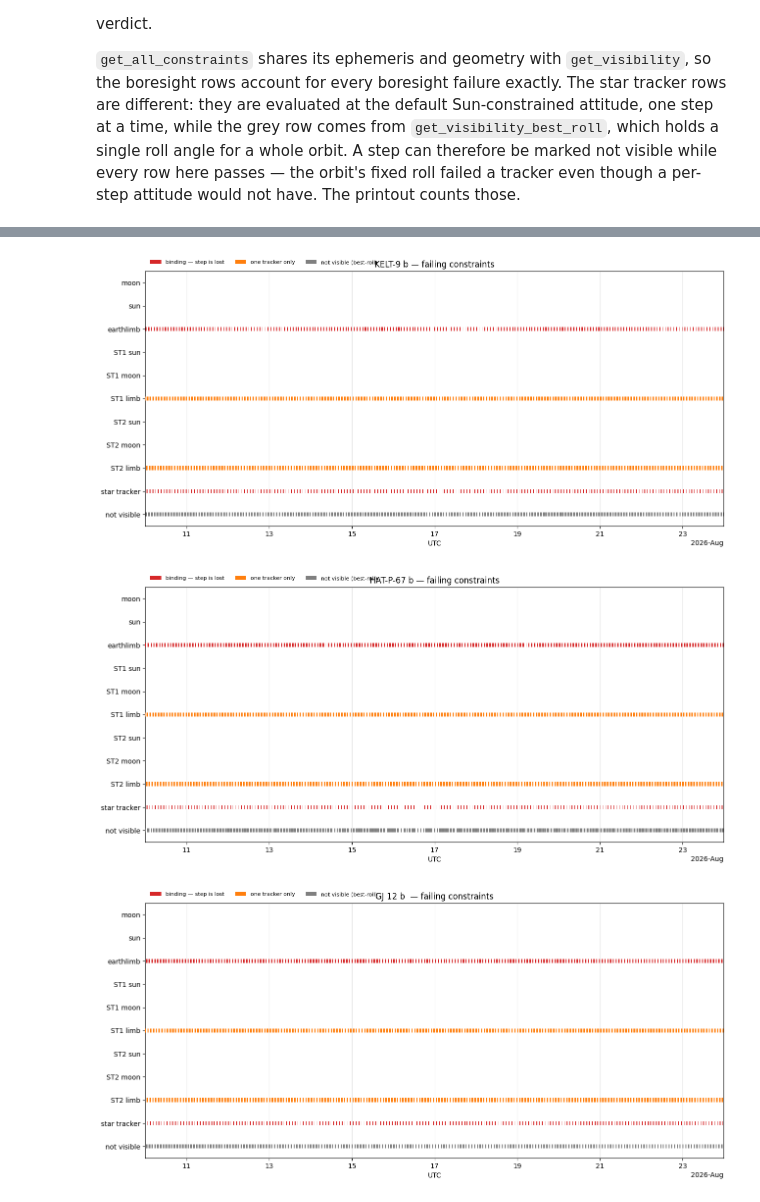
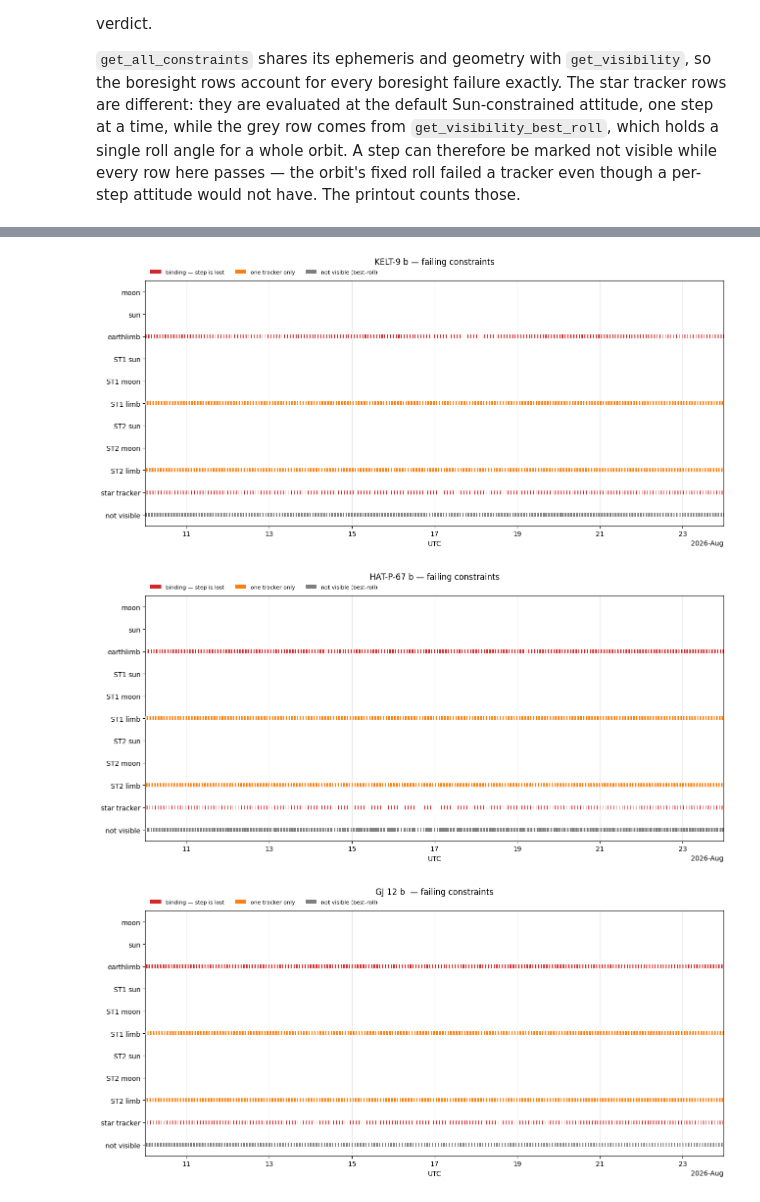
Before and after one commit to PandoraMission/pandora-visibility, a Jupyter notebook: docs/target_visibility.ipynb, the cells around one changed output, grey strips where cells are left out. Saved outputs shown, nothing was run; the diff lists cells and outputs as text; code cells hidden in the pictures.

Commit message:
Adjusts plotting routine

```diff
--- a/docs/target_visibility.ipynb
+++ b/docs/target_visibility.ipynb
@@ -336,7 +336,9 @@ for label, result in results.items():
 
     label_rows(ax, rows)
     format_date_axis(ax, times)
-    ax.set_title(f"{label} — failing constraints")
+    # The legend sits just above the axes, so lift the title clear of it —
+    # same treatment as the visible-windows plot above.
+    ax.set_title(f"{label} — failing constraints", pad=24 if detail else 6)
     if detail:
         handles = [
             Patch(facecolor=BINDING_COLOR, label="binding — step is lost"),
@@ -391,3 +393,3 @@ HD209458 b: not visible at 620 of 2016 steps
-[figure, old version]
+[figure, new version]
-[figure, old version]
+[figure, new version]
-[figure, old version]
+[figure, new version]
```
Also changed, not shown: parts of 1 cell of this notebook.
